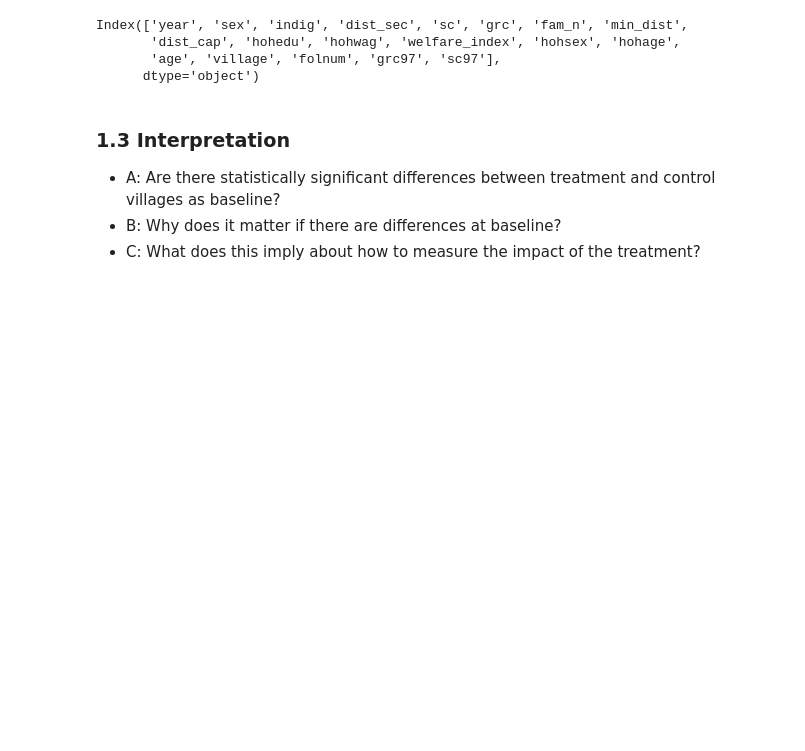
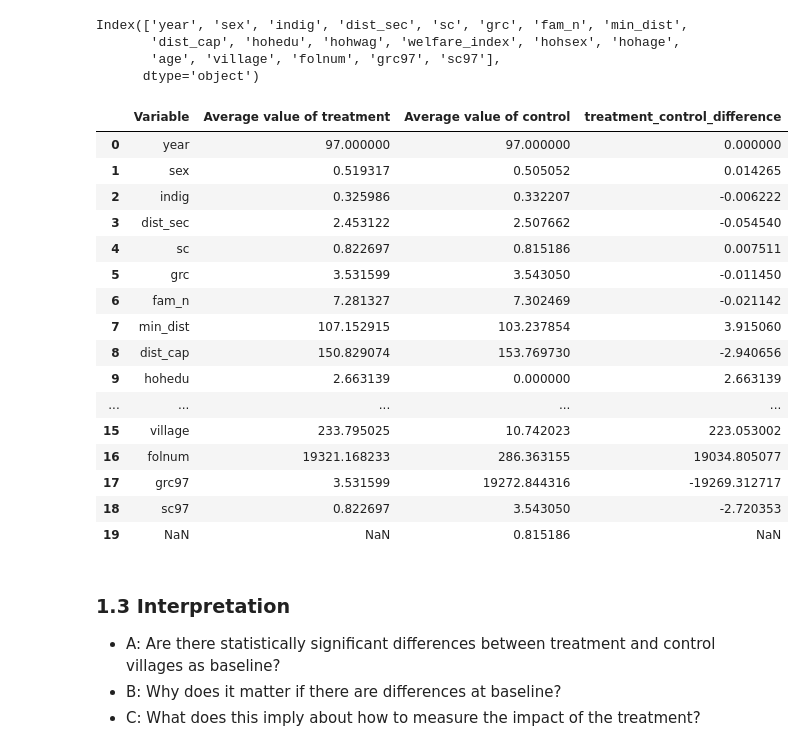
Before and after one commit to yashm9795/Data-Science, a Jupyter notebook: Problem_Set03_IS.ipynb, the cells around one changed output. Drawn from its saved outputs; the diff is of its cells as text; code cells hidden in the pictures; blank space fills up the shorter version.

```diff
--- a/Problem_Set03_IS.ipynb
+++ b/Problem_Set03_IS.ipynb
@@ -255,7 +257,26 @@ df_1997 = pd.DataFrame(OrderedDict({'Variable':temp,'Average value of treatment'
 # %%
 df_1997
 df_1997['treatment_control_difference']=df_1997['Average value of treatment']-df_1997['Average value of control']
 #df_1997['p_Value']=p_values
+df_1997
+# %% [output]
+|  | Variable | Average value of treatment | Average value of control | treatment_control_difference |
+| 0 | year | 97.000000 | 97.000000 | 0.000000 |
+| 1 | sex | 0.519317 | 0.505052 | 0.014265 |
+| 2 | indig | 0.325986 | 0.332207 | -0.006222 |
+| 3 | dist_sec | 2.453122 | 2.507662 | -0.054540 |
+| 4 | sc | 0.822697 | 0.815186 | 0.007511 |
+| 5 | grc | 3.531599 | 3.543050 | -0.011450 |
+| 6 | fam_n | 7.281327 | 7.302469 | -0.021142 |
+| 7 | min_dist | 107.152915 | 103.237854 | 3.915060 |
+| 8 | dist_cap | 150.829074 | 153.769730 | -2.940656 |
+| 9 | hohedu | 2.663139 | 0.000000 | 2.663139 |
+| ... | ... | ... | ... | ... |
+| 15 | village | 233.795025 | 10.742023 | 223.053002 |
+| 16 | folnum | 19321.168233 | 286.363155 | 19034.805077 |
+| 17 | grc97 | 3.531599 | 19272.844316 | -19269.312717 |
+| 18 | sc97 | 0.822697 | 3.543050 | -2.720353 |
+| 19 | NaN | NaN | 0.815186 | NaN |
 # %% [markdown]
 ### 1.3 Interpretation
 
```
Also changed, not shown: parts of 16 cells of this notebook.
